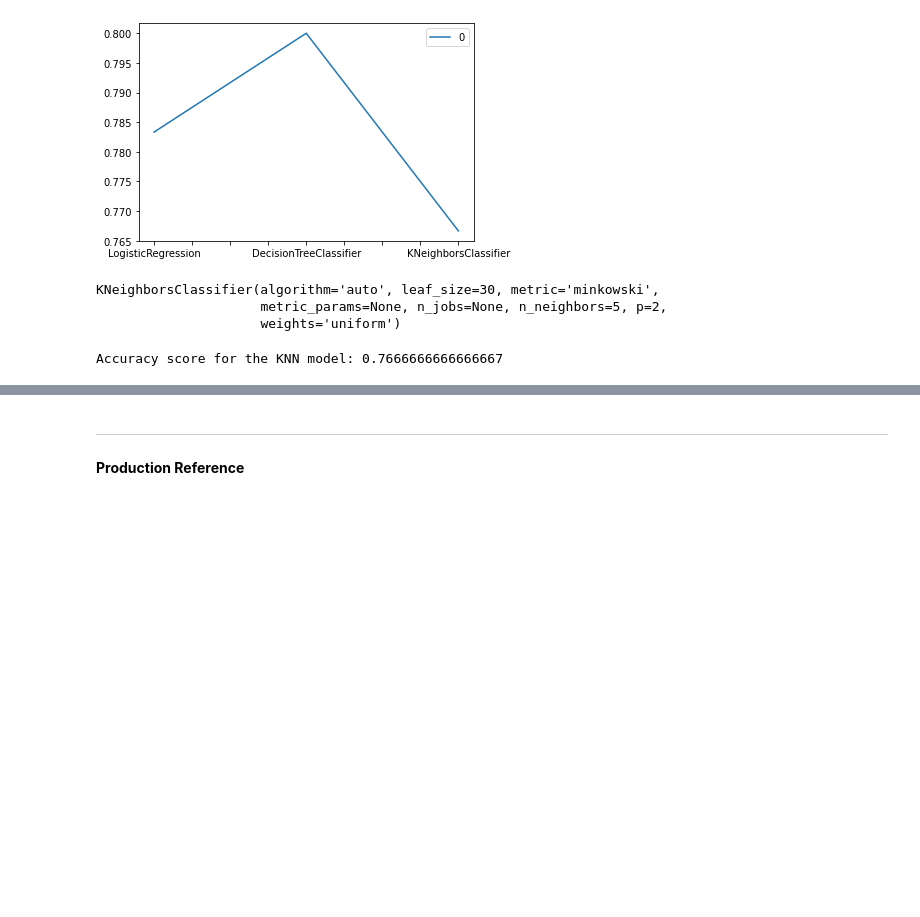
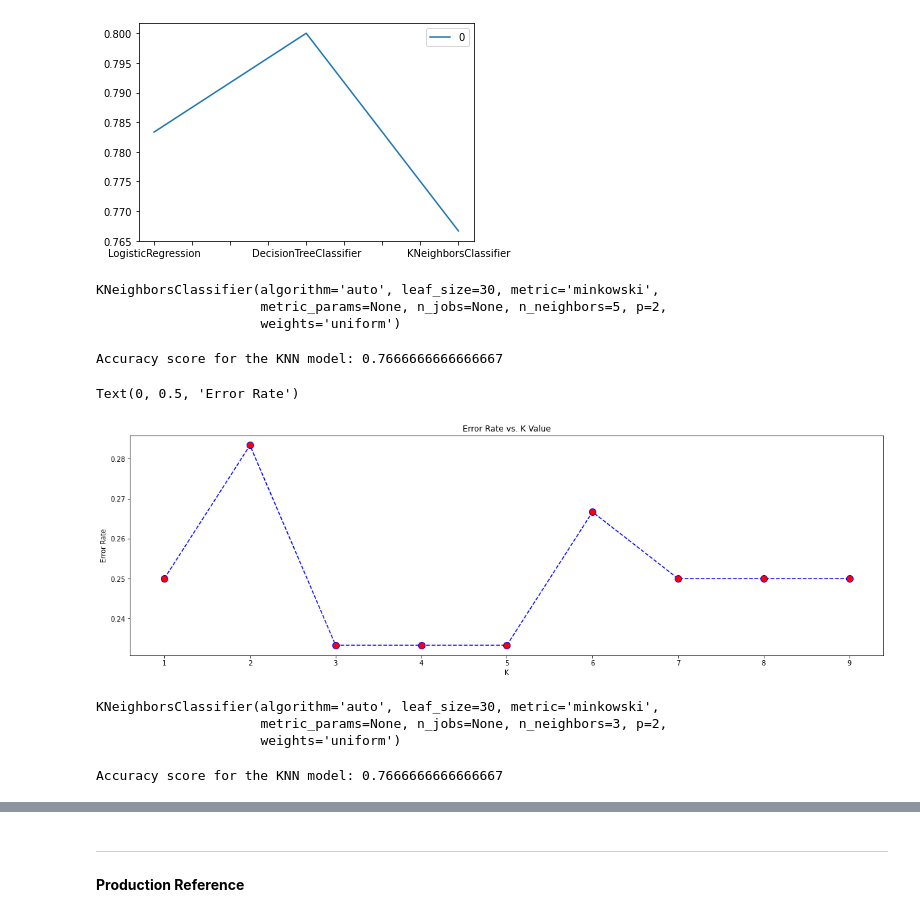
Before and after one commit to sanketpadwal/GCDAI_INSAID_JAN20, a Jupyter notebook: Algorithms/KNN/KNN.ipynb, the cells around one changed output, grey strips where cells are left out. Drawn from its saved outputs; the diff is of its cells as text; code cells hidden in the pictures; blank space fills up the shorter version.

```diff
--- a/Algorithms/KNN/KNN.ipynb
+++ b/Algorithms/KNN/KNN.ipynb
@@ -580,3 +580,26 @@ knn_accuracy = accuracy_score(label_test,y_pred)
 print('Accuracy score for the KNN model:', knn_accuracy)
 # %% [output]
 Accuracy score for the KNN model: 0.7666666666666667
+# %%
+error_rate = []
+for i in range(1,10):
+    knn = KNeighborsClassifier(n_neighbors=i)
+    knn.fit(data_train,label_train)
+    pred_i = knn.predict(data_test)
+    error_rate.append(np.mean(pred_i != label_test))
+# %%
+plt.figure(figsize=(20,6))
+plt.plot(range(1,10), error_rate, color='blue', linestyle='dashed', marker='o', markerfacecolor='red', markersize=10)
+plt.title('Error Rate vs. K Value')
+plt.xlabel('K')
+plt.ylabel('Error Rate')
+# %% [output]
+Text(0, 0.5, 'Error Rate')
+[figure, added]
+# %%
+knn = KNeighborsClassifier(n_neighbors=3, p=2)
+knn.fit(data_train, label_train)
+# %% [output]
+KNeighborsClassifier(algorithm='auto', leaf_size=30, metric='minkowski',
+                     metric_params=None, n_jobs=None, n_neighbors=3, p=2,
+                     weights='uniform')
@@ -583,3 +608,9 @@ Accuracy score for the KNN model: 0.7666666666666667
+# %%
+from sklearn.metrics import accuracy_score
+knn_accuracy = accuracy_score(label_test,y_pred)
+print('Accuracy score for the KNN model:', knn_accuracy)
+# %% [output]
+Accuracy score for the KNN model: 0.7666666666666667
 # %%
 %%time
 from sklearn.model_selection import GridSearchCV
```
Also changed, not shown: parts of 9 cells of this notebook.
